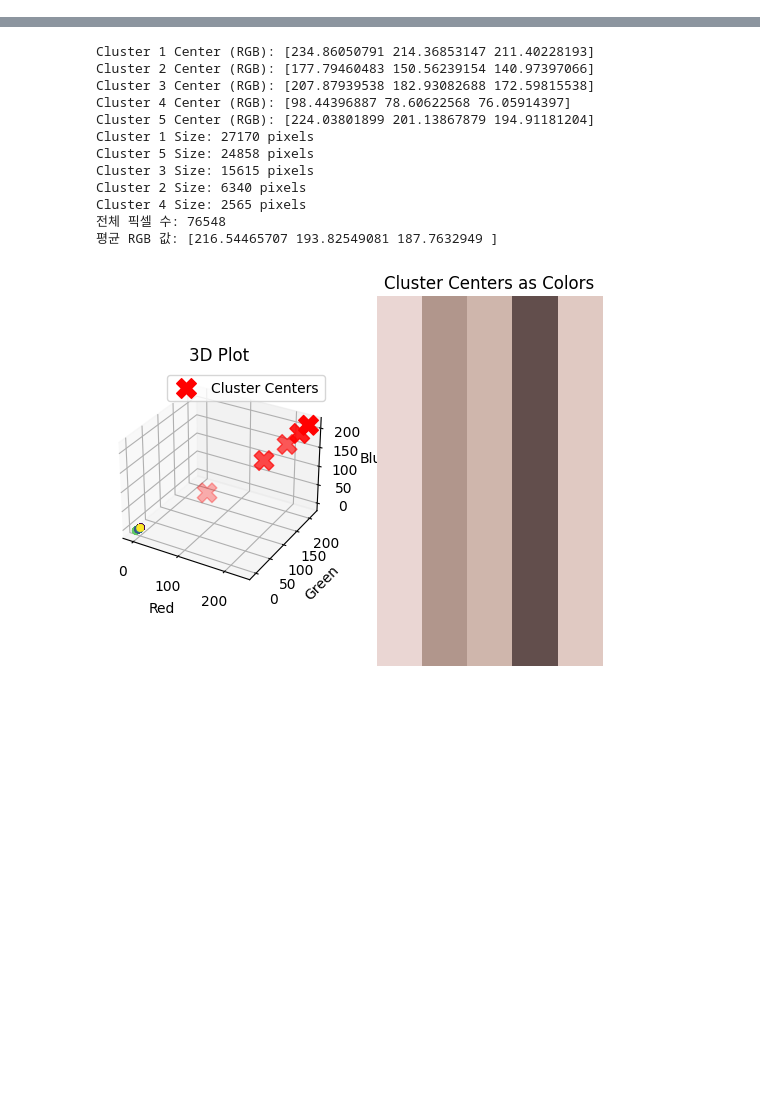
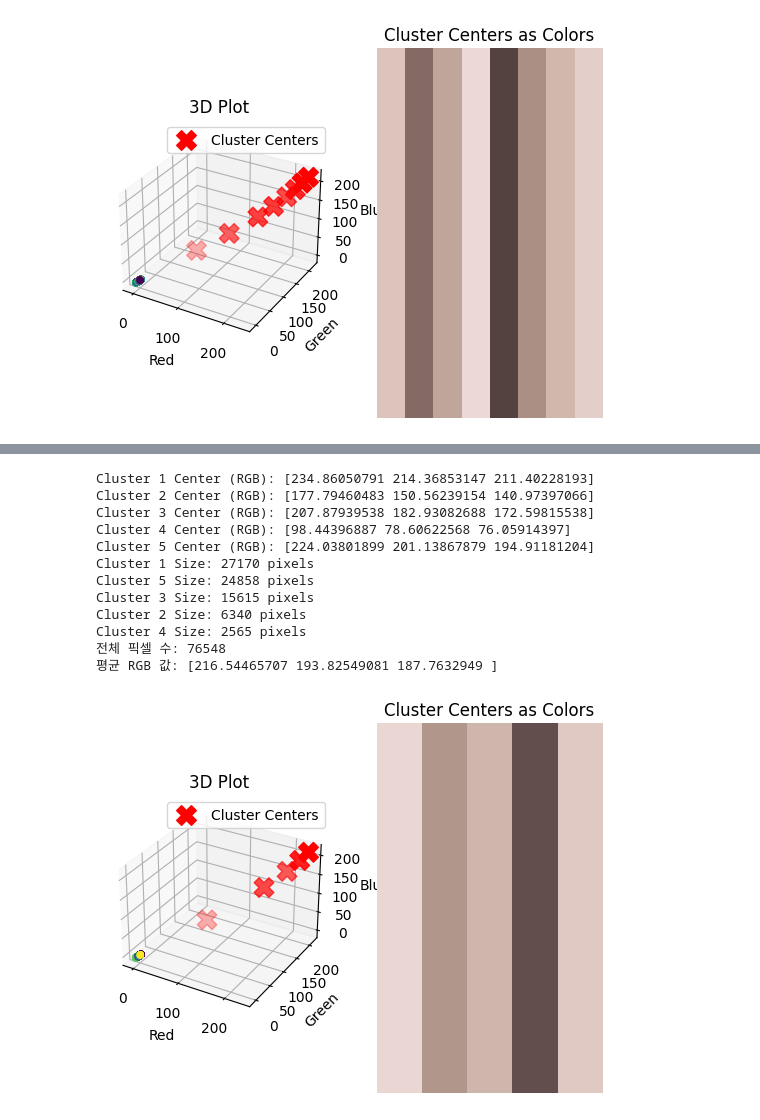
Before and after one commit to suhyun6363/TZA, a Jupyter notebook: sibal_.ipynb, the cells around one changed output, grey strips where cells are left out. Saved outputs shown, nothing was run; the diff lists cells and outputs as text; code cells hidden in the pictures; blank space fills up the shorter version.

```diff
--- a/sibal_.ipynb
+++ b/sibal_.ipynb
@@ -25,0 +224,97 @@ Successfully installed colormath-3.0.0
+# %%
+import numpy as np
+import matplotlib.pyplot as plt
+from sklearn.cluster import KMeans
+from sklearn.preprocessing import StandardScaler
+import imageio
+
+# 이미지 로드
+image_path = "/content/facemesh.png"
+face_image = imageio.imread(image_path)
+
+# [0, 0, 0]인 픽셀 제거
+non_black_pixels = face_image[~np.all(face_image == [0, 0, 0], axis=-1)]
+
+# 이미지를 2D 배열로 변환
+face_data = non_black_pixels.reshape((-1, 3))
+
+# 표준화 (Standardization) - 평균이 0, 표준편차가 1이 되도록 스케일 조정
+scaler = StandardScaler()
+face_data_scaled = scaler.fit_transform(face_data)
+
+# 최적의 k 값으로 k-means 클러스터링 수행
+optimal_k = 8
+optimal_kmeans = KMeans(n_clusters=optimal_k, random_state=42)
+optimal_cluster_labels = optimal_kmeans.fit_predict(face_data_scaled)
+
+# 클러스터 중심값(RGB 형식) 출력
+cluster_centers_rgb = scaler.inverse_transform(optimal_kmeans.cluster_centers_)
+
+for i, center in enumerate(cluster_centers_rgb):
+    print(f'Cluster {i + 1} Center (RGB): {center}')
+
+# 각 클러스터에 속하는 픽셀 수 계산
+cluster_sizes = Counter(optimal_cluster_labels)
+
+for i, size in cluster_sizes.items():
+    print(f'Cluster {i + 1} Size: {size} pixels')
+
+total_pixels = sum(cluster_sizes.values())
+
+# 출력 전체 픽셀 수
+print(f'전체 픽셀 수: {total_pixels}')
+
+
+# 클러스터 결과 시각화 (이 예시에서는 3D 플로팅)
+fig = plt.figure()
+
+# 3D 플로팅
+ax = fig.add_subplot(121, projection='3d')
+ax.scatter(face_data_scaled[:, 0], face_data_scaled[:, 1], face_data_scaled[:, 2], c=optimal_cluster_labels)
+ax.scatter(cluster_centers_rgb[:, 0], cluster_centers_rgb[:, 1], cluster_centers_rgb[:, 2], c='red', marker='X', s=200, label='Cluster Centers')
+ax.set_xlabel('Red')
+ax.set_ylabel('Green')
+ax.set_zlabel('Blue')
+ax.legend()
+ax.set_title('3D Plot')
+
+# 색상으로 표현
+cluster_centers_image = cluster_centers_rgb.reshape((1, optimal_k, 3))
+cluster_centers_image = cluster_centers_image.astype(np.uint8)
+ax2 = fig.add_subplot(122)
+ax2.imshow(cluster_centers_image, aspect='auto')
+ax2.axis('off')
+ax2.set_title('Cluster Centers as Colors')
+
+plt.show()
+
+
+# 각 클러스터에 해당하는 이미지 생성 및 출력
+fig, axes = plt.subplots(1, optimal_k + 1, figsize=(15, 3))
+
+# 원본 이미지
+axes[0].imshow(face_image)
+axes[0].axis('off')
+axes[0].set_title('Original Image')
+
+
+for i in range(optimal_k):
+    cluster_indices = np.where(optimal_cluster_labels == i)
+    cluster_pixels = face_data[cluster_indices]
+    cluster_image = np.zeros_like(face_data)
+    cluster_image[cluster_indices] = cluster_pixels
+
+    # 이미지 재구성
+    cluster_image_reshaped = cluster_image.reshape(non_black_pixels.shape)
+    result_image = np.zeros_like(face_image)
+    result_image[~np.all(face_image == [0, 0, 0], axis=-1)] = cluster_image_reshaped
+
+    axes[i + 1].imshow(result_image)
+    axes[i + 1].axis('off')
+    axes[i + 1].set_title(f'Cluster {i + 1}')
+
+plt.show()
+
+#교수님스미마셍
+#출력결과 클러스터순서대로네요
+# %% [output]
@@ -25,0 +338 @@ Successfully installed colormath-3.0.0
+[figure, added]
```
Also changed, not shown: parts of 5 cells of this notebook.
